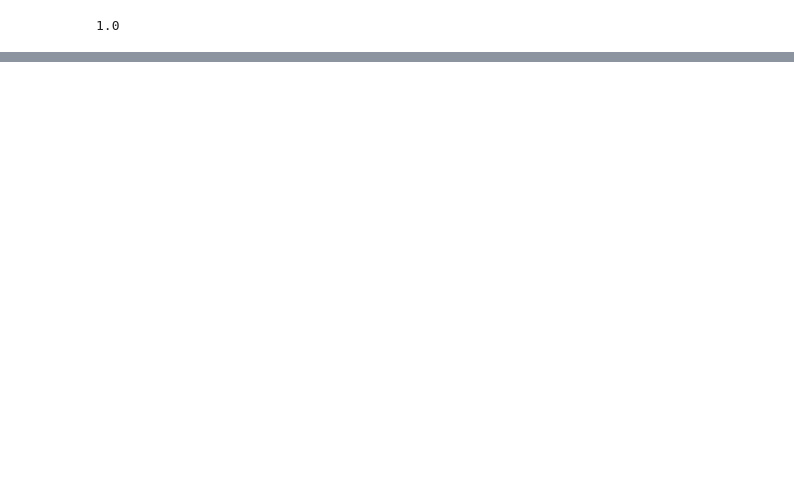
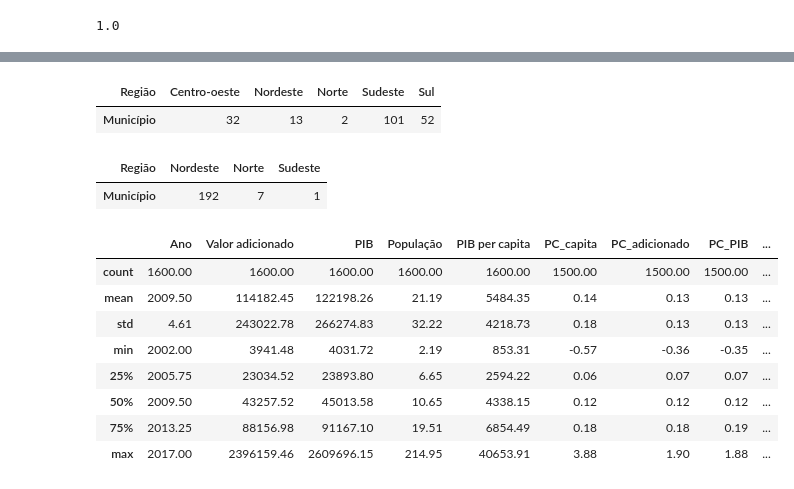
Before and after one commit to danielnrocha/Convergencia_PIB_Municipios, a Jupyter notebook: ConvergenciaMunicipios.ipynb, the cells around one changed output, grey strips where cells are left out. Saved outputs shown, nothing was run; the diff lists cells and outputs as text; code cells hidden in the pictures; blank space fills up the shorter version.

```diff
--- a/ConvergenciaMunicipios.ipynb
+++ b/ConvergenciaMunicipios.ipynb
@@ -350,0 +426,21 @@ sns.lineplot(data=df_ano_var, x="ano", y="var_ano")
+# %%
+pib_cities_2002.nlargest(200, 'PIB per capita').groupby('Região').count()[['Município']].T
+# %% [output]
+| Região | Centro-oeste | Nordeste | Norte | Sudeste | Sul |
+| Município | 32 | 13 | 2 | 101 | 52 |
+# %%
+pib_cities_2002.nsmallest(200, 'PIB per capita').groupby('Região').count()[['Município']].T
+# %% [output]
+| Região | Nordeste | Norte | Sudeste |
+| Município | 192 | 7 | 1 |
+# %%
+df_ricas = pd.DataFrame(columns=['Município', 'UF'])
+
+for regiao_ in pib_cities_2002['Região'].unique():
+
+    temp__ = pib_cities_2002[pib_cities_2002['Região'] == regiao_]
+    temp__ = temp__.nlargest(20, 'PIB per capita')[['Município', 'UF', 'PIB per capita']]
+
+    df_ricas = df_ricas.append(temp__)
+
+df_ricas.columns = ['Município', 'UF', 'PIB per capita (2002)']
@@ -350,0 +449,25 @@ sns.lineplot(data=df_ano_var, x="ano", y="var_ano")
+# %%
+df_pobres = pd.DataFrame(columns=['Município', 'UF'])
+
+for regiao_ in pib_cities_2002['Região'].unique():
+
+    temp__ = pib_cities_2002[pib_cities_2002['Região'] == regiao_]
+    temp__ = temp__.nsmallest(20, 'PIB per capita')[['Município', 'UF', 'PIB per capita']]
+
+    df_pobres = df_pobres.append(temp__)
+
+df_pobres.columns = ['Município', 'UF', 'PIB per capita (2002)']
+# %%
+df_pobres = pd.merge(pib_cities,df_pobres.drop_duplicates())
+# %%
+df_pobres.describe()
+# %% [output]
+|  | Ano | Valor adicionado | PIB | População | PIB per capita | PC_capita | PC_adicionado | PC_PIB | ... |
+| count | 1600.00 | 1600.00 | 1600.00 | 1600.00 | 1600.00 | 1500.00 | 1500.00 | 1500.00 | ... |
+| mean | 2009.50 | 114182.45 | 122198.26 | 21.19 | 5484.35 | 0.14 | 0.13 | 0.13 | ... |
+| std | 4.61 | 243022.78 | 266274.83 | 32.22 | 4218.73 | 0.18 | 0.13 | 0.13 | ... |
+| min | 2002.00 | 3941.48 | 4031.72 | 2.19 | 853.31 | -0.57 | -0.36 | -0.35 | ... |
+| 25% | 2005.75 | 23034.52 | 23893.80 | 6.65 | 2594.22 | 0.06 | 0.07 | 0.07 | ... |
+| 50% | 2009.50 | 43257.52 | 45013.58 | 10.65 | 4338.15 | 0.12 | 0.12 | 0.12 | ... |
+| 75% | 2013.25 | 88156.98 | 91167.10 | 19.51 | 6854.49 | 0.18 | 0.18 | 0.19 | ... |
+| max | 2017.00 | 2396159.46 | 2609696.15 | 214.95 | 40653.91 | 3.88 | 1.90 | 1.88 | ... |
```
Also changed, not shown: parts of 24 cells of this notebook.
